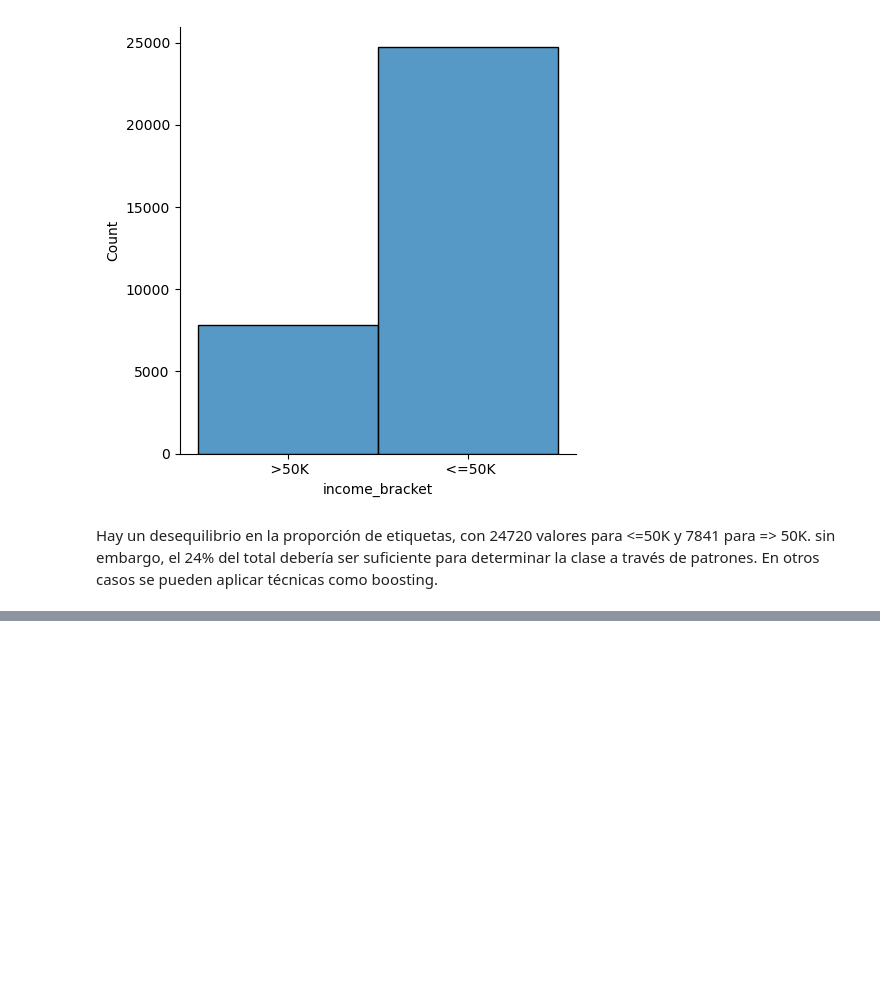
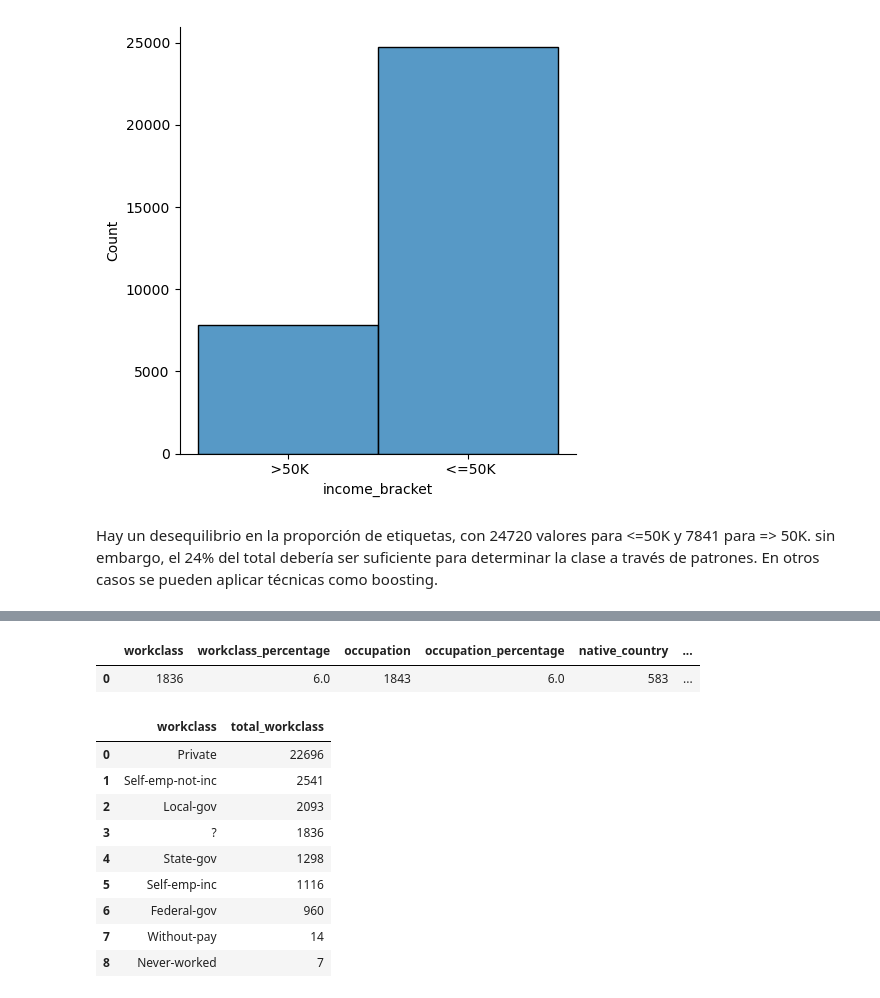
Before and after one commit to bryanfree66/bqml-examples, a Jupyter notebook: bqml_lr.ipynb, the cells around one changed output, grey strips where cells are left out. Drawn from its saved outputs; the diff is of its cells as text; code cells hidden in the pictures; blank space fills up the shorter version.

```diff
--- a/bqml_lr.ipynb
+++ b/bqml_lr.ipynb
@@ -261,0 +270,49 @@ Hay un desequilibrio en la proporción de etiquetas, con 24720 valores para <=50
+# %%
+# Comprobación de campos vacíos (NULO) O (?) y su porcentaje general
+query = """
+SELECT
+  COUNTIF(workclass IS NULL
+    OR LTRIM(workclass) LIKE '?') AS workclass,
+  ROUND(COUNTIF(workclass IS NULL
+    OR LTRIM(workclass) LIKE '?') / COUNT(workclass) * 100)
+    AS workclass_percentage,
+  COUNTIF(occupation IS NULL
+    OR LTRIM(occupation) LIKE '?') AS occupation,
+  ROUND(COUNTIF(occupation IS NULL
+    OR LTRIM(occupation) LIKE '?') / COUNT(occupation) * 100)
+    AS occupation_percentage,
+  COUNTIF(native_country IS NULL
+    OR LTRIM(native_country) LIKE '?') AS native_country,
+  ROUND(COUNTIF(native_country IS NULL
+    OR LTRIM(native_country) LIKE '?') / COUNT(native_country) * 100)
+    AS native_country_percentage
+FROM
+  `bigquery-public-data.ml_datasets.census_adult_income`
+"""
+client.query(query).to_dataframe()
+# %% [output]
+|  | workclass | workclass_percentage | occupation | occupation_percentage | native_country | ... |
+| 0 | 1836 | 6.0 | 1843 | 6.0 | 583 | ... |
+# %%
+# Comprobación de los valores de workclass.
+query = """
+SELECT
+  workclass,
+  COUNT(workclass) AS total_workclass
+FROM
+  `bigquery-public-data.ml_datasets.census_adult_income`
+GROUP BY workclass
+ORDER BY total_workclass DESC
+"""
+client.query(query).to_dataframe()
+# %% [output]
+|  | workclass | total_workclass |
+| 0 | Private | 22696 |
+| 1 | Self-emp-not-inc | 2541 |
+| 2 | Local-gov | 2093 |
+| 3 | ? | 1836 |
+| 4 | State-gov | 1298 |
+| 5 | Self-emp-inc | 1116 |
+| 6 | Federal-gov | 960 |
+| 7 | Without-pay | 14 |
+| 8 | Never-worked | 7 |
```
Also changed, not shown: parts of 4 cells of this notebook.
